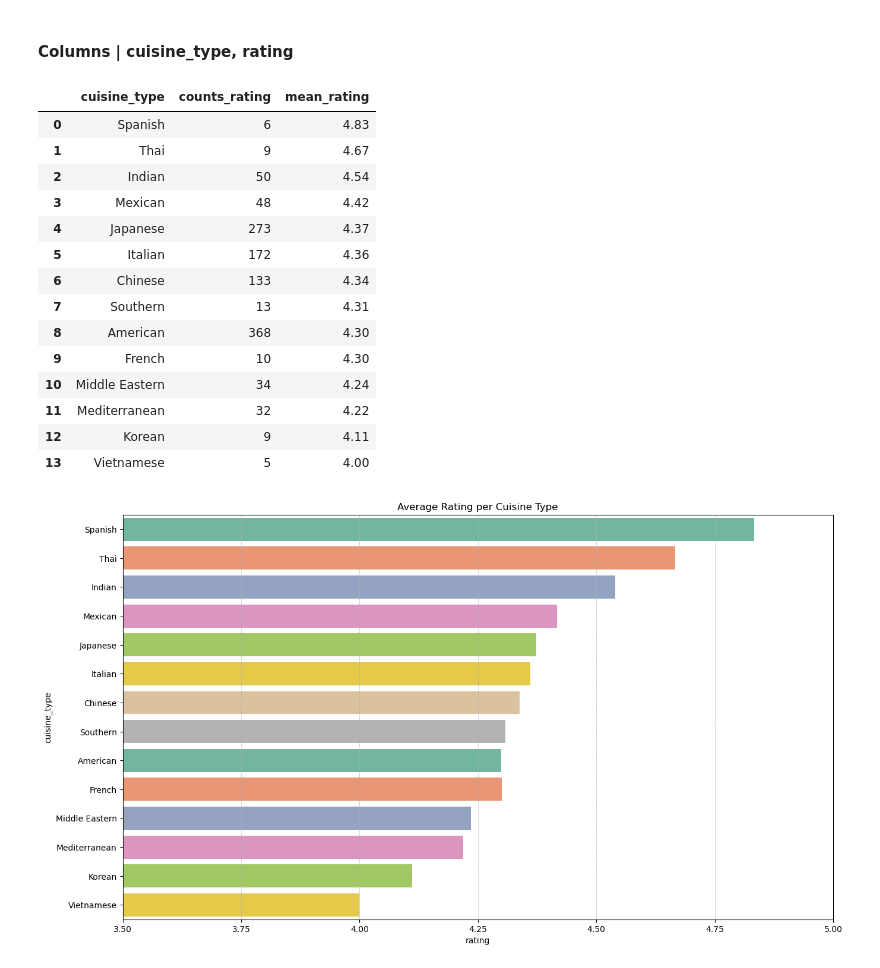
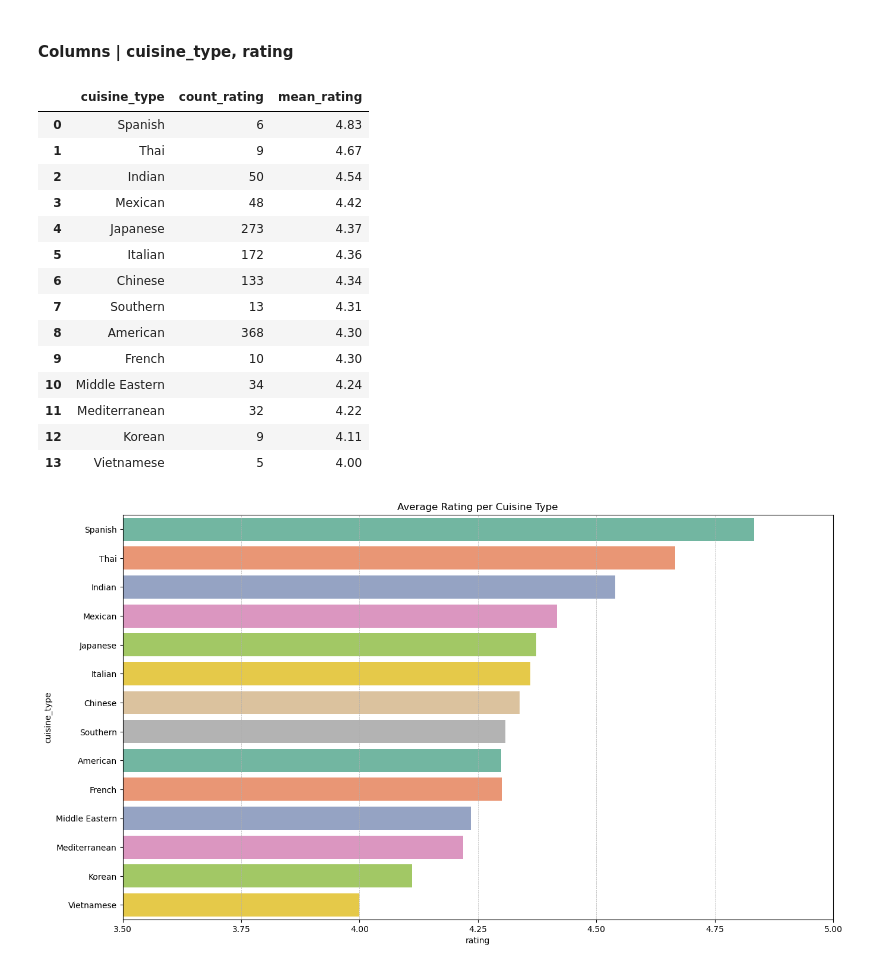
Before and after one commit to tmoesl/customer-demand-analysis, a Jupyter notebook: notebooks/customer-demand-analysis.ipynb, the cells around one changed output. Drawn from its saved outputs; the diff is of its cells as text; code cells hidden in the pictures.

```diff
--- a/notebooks/customer-demand-analysis.ipynb
+++ b/notebooks/customer-demand-analysis.ipynb
@@ -865,0 +930,32 @@ total_net_rev
+# %%
+# Calculate the total gross merchandise value (GMV), the average order value (AOV) and order volume
+gmv = df["cost_of_the_order"].sum()
+ov = df["order_id"].nunique()  # here identical to df.shape[0]
+aov = gmv / ov
+
+# Define commission rates (upper and lower limits) and operating cost percentage
+uL, lL = 0.25, 0.15  # Commission rates based on order size
+net_margin = 0.625  # Assumption of 37.5% operating costs per order
+
+
+# Calculate total and net revenue for each order
+df["total_revenue"] = df["cost_of_the_order"].apply(net_revenue, args=(uL, lL)).round(2)
+df["net_revenue"] = (df["total_revenue"] * net_margin).round(2)
+
+# Aggregate total revenue, net revenue across all orders, and compute profit margin
+total_rev = df["total_revenue"].sum()
+total_net_rev = df["net_revenue"].sum()
+profit_margin = total_net_rev / total_rev * 100
+
+# Convert to DataFrame
+metrics_df = metrics_to_dataframe(
+    gross_merchandise_value=(gmv, "\\$"),
+    average_order_value=(aov, "\\$"),
+    order_volume=(ov, "-"),
+    total_rev=(total_rev, "\\$"),
+    total_net_rev=(total_net_rev, "\\$"),
+    profit_margin=(profit_margin, "%"),
+)
+
+# Display DataFrame
+metrics_df
@@ -1072,17 +1185,17 @@ plot_boxplot_and_pointplot(df, "cuisine_type", "order_completion_time")
 # %%
 # Calculate the number of ratings and the mean rating for each cuisine type
 cuisine_ratings = df.groupby("cuisine_type")["rating"].agg(["count", "mean"]).round(2)
 
 # Rename columns for clarity
-cuisine_ratings.columns = ["counts_rating", "mean_rating"]
+cuisine_ratings.columns = ["count_rating", "mean_rating"]
 
 # Sort the DataFrame by mean_rating in descending order and reset the index
 cuisine_ratings = cuisine_ratings.sort_values(by="mean_rating", ascending=False)
 
 # Display DataFrame
 cuisine_ratings.reset_index()
 # %% [output]
-|  | cuisine_type | counts_rating | mean_rating |
+|  | cuisine_type | count_rating | mean_rating |
 | 0 | Spanish | 6 | 4.83 |
 | 1 | Thai | 9 | 4.67 |
 | 2 | Indian | 50 | 4.54 |
```
Also changed, not shown: parts of 24 cells of this notebook.
